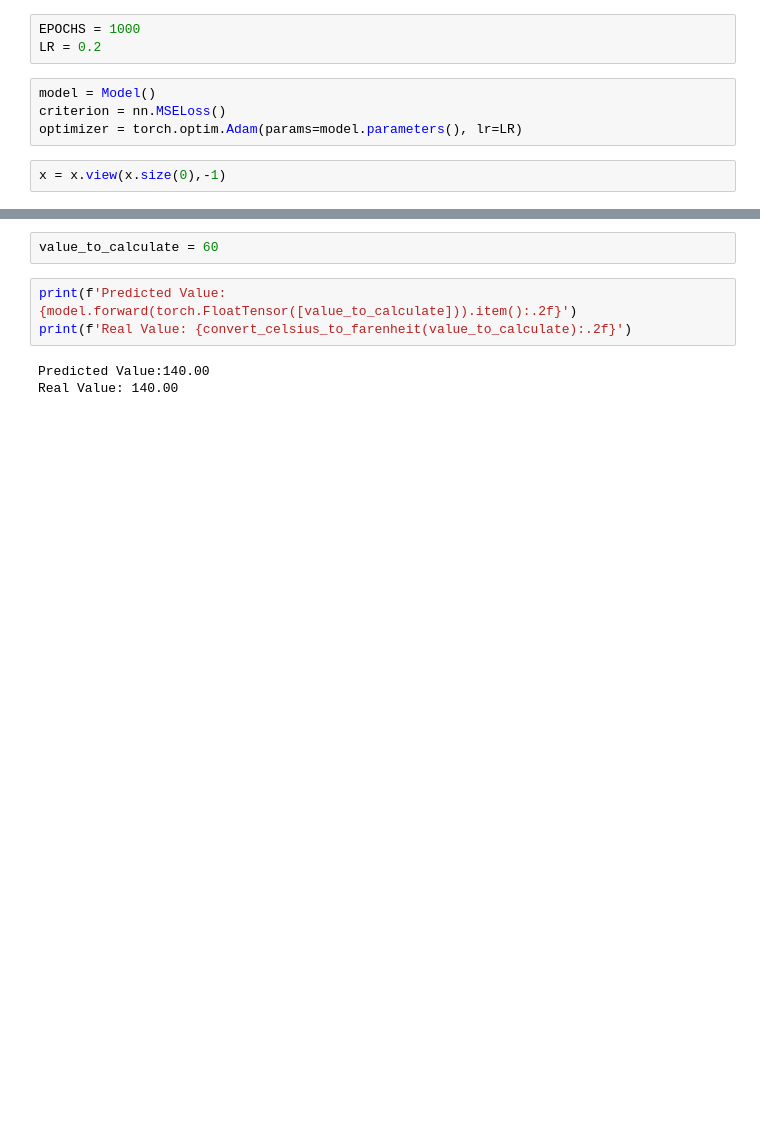
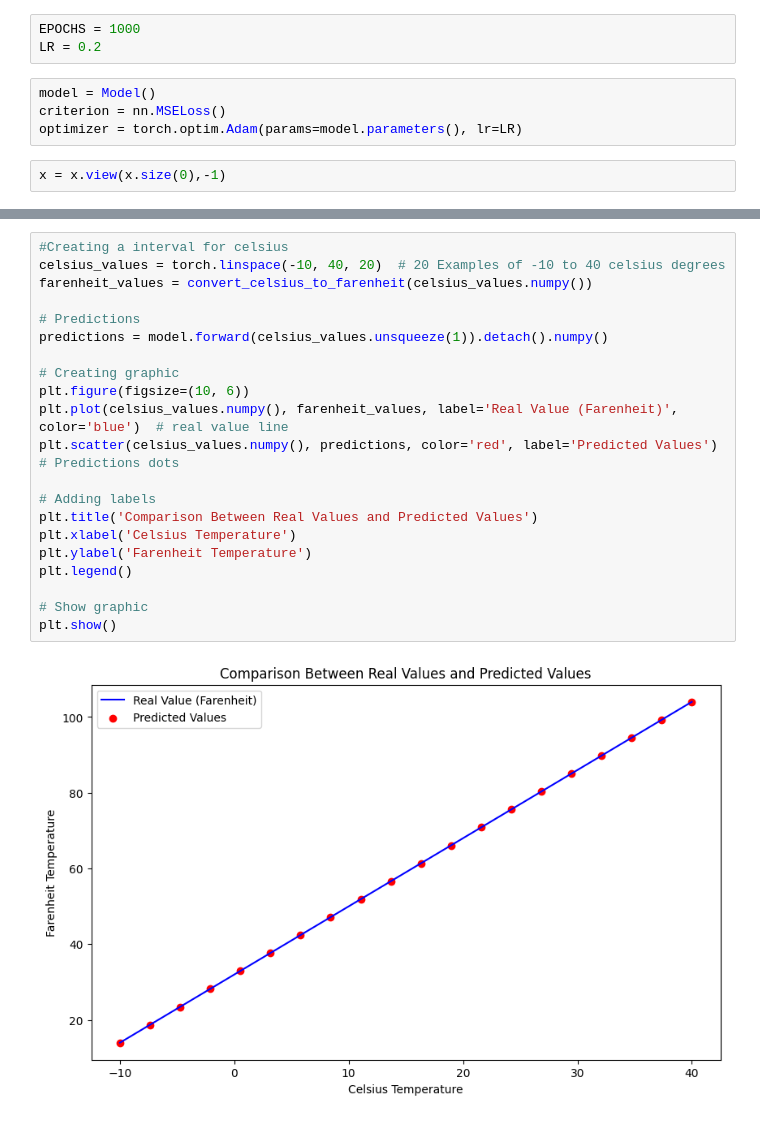
Before and after one commit to osvaldormelo/ml_examples, a Jupyter notebook: celsius_to_farenheit/celsius_to_farenheit.ipynb, the cells around one changed output, grey strips where cells are left out. Drawn from its saved outputs; the diff is of its cells as text; blank space fills up the shorter version.

Commit message:
graphics added

```diff
--- a/celsius_to_farenheit/celsius_to_farenheit.ipynb
+++ b/celsius_to_farenheit/celsius_to_farenheit.ipynb
@@ -77,8 +85,23 @@ training_data.head()
 # %%
-value_to_calculate = 60
+#Creating a interval for celsius
+celsius_values = torch.linspace(-10, 40, 20)  # 20 Examples of -10 to 40 celsius degrees
+farenheit_values = convert_celsius_to_farenheit(celsius_values.numpy())
+
+# Predictions
+predictions = model.forward(celsius_values.unsqueeze(1)).detach().numpy()
+
+# Creating graphic
+plt.figure(figsize=(10, 6))
+plt.plot(celsius_values.numpy(), farenheit_values, label='Real Value (Farenheit)', color='blue')  # real value line
+plt.scatter(celsius_values.numpy(), predictions, color='red', label='Predicted Values')  # Predictions dots
+
+# Adding labels
+plt.title('Comparison Between Real Values and Predicted Values')
+plt.xlabel('Celsius Temperature')
+plt.ylabel('Farenheit Temperature')
+plt.legend()
+
+# Show graphic
+plt.show()
+# %% [output]
+[figure, added]
-# %%
-print(f'Predicted Value:{model.forward(torch.FloatTensor([value_to_calculate])).item():.2f}')
-print(f'Real Value: {convert_celsius_to_farenheit(value_to_calculate):.2f}')
-# %% [output]
-Predicted Value:140.00
-Real Value: 140.00
```
Also changed, not shown: parts of 6 cells of this notebook, 1 other file.
